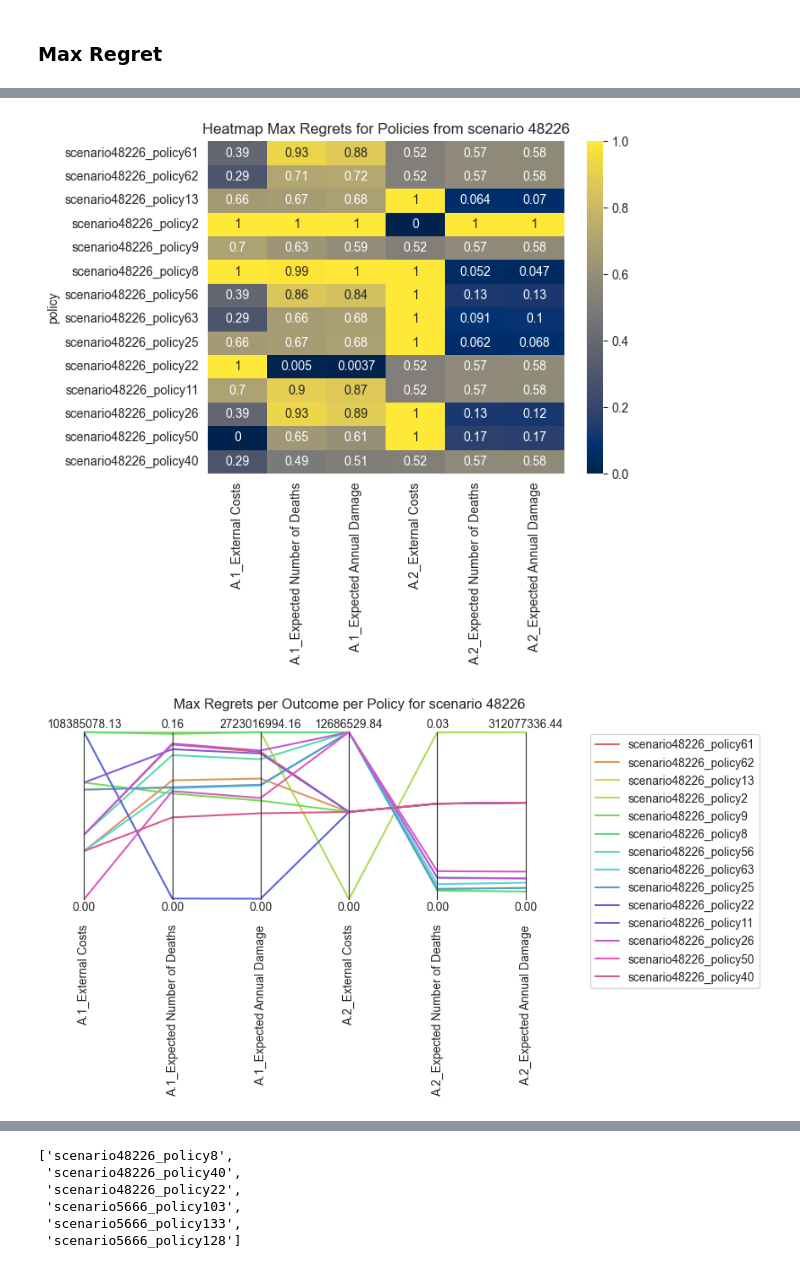
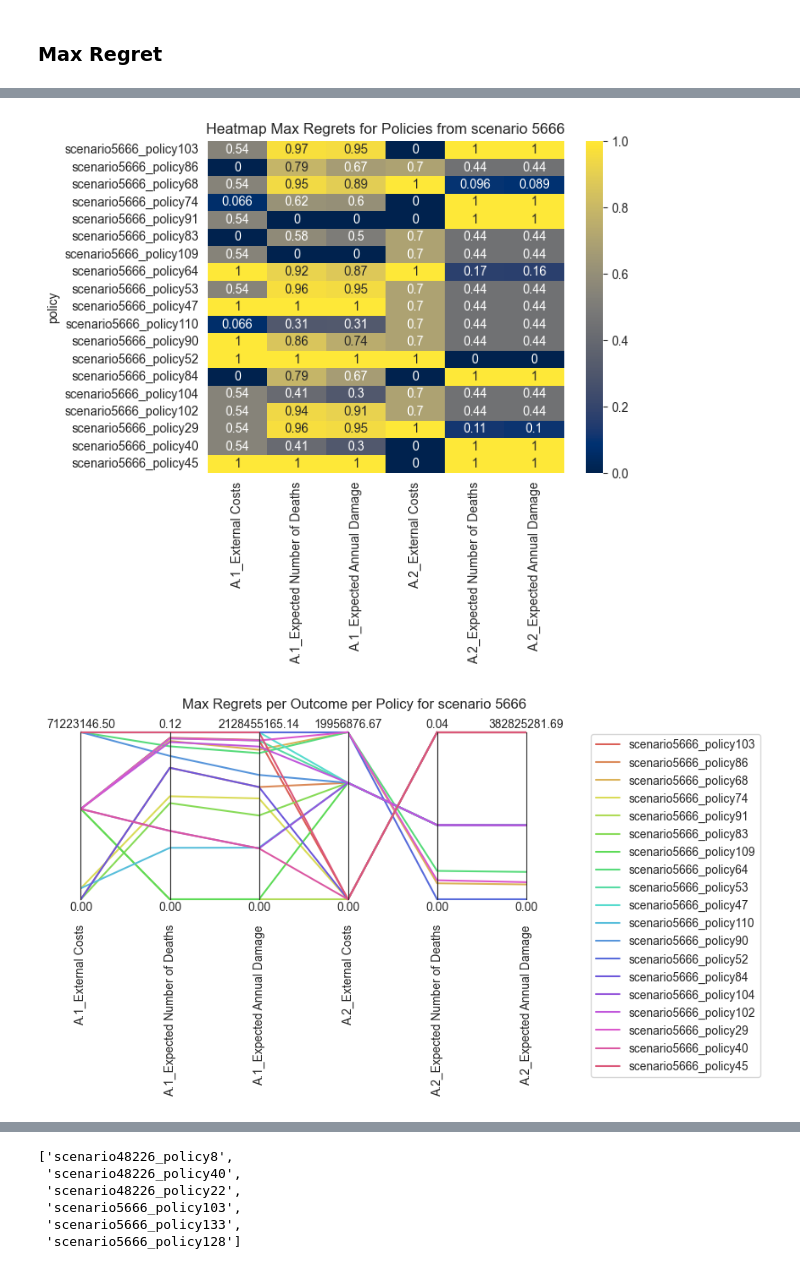
Before and after one commit to pherfkens/PROJECT_MBDM_GROUP1, a Jupyter notebook: final assignment/robustness_testing.ipynb, the cells around one changed output, grey strips where cells are left out. Drawn from its saved outputs; the diff is of its cells as text; code cells hidden in the pictures.

```diff
--- a/final assignment/robustness_testing.ipynb
+++ b/final assignment/robustness_testing.ipynb
@@ -293,6 +287,6 @@ len:  20
 # %%
 # List of all scenario's dataframes, based on the set of unique scenario values defined above
-all_scenario_df = [df_scenario_48226, df_scenario_5666]
+all_scenario_df = [df_scenario_5666] # df_scenario_18563 is only 1 policy, so we exclude it
 
 # Loop over all scenarios df's
 for df_scenario in all_scenario_df:
@@ -331,32 +325,32 @@ for df_scenario in all_scenario_df:
 
     # Save the scenario string for the title
     scenario_string = str(df_scenario['scenario_original'][0])
 
     # Plot the heatmap
     sns.heatmap(normalized_max_regret, cmap='cividis', annot=True)
     plt.title(f'Heatmap Max Regrets for Policies from scenario {scenario_string}')
     # plt.savefig('images/regret_' + scenario_string + '_heatmap.png')
     plt.show()
 
     # Data for the parallel plot (not normalized)
     data = max_regret
 
     # Get the limits for the parallel plot
     limits = parcoords.get_limits(data)
     # Set first row to 0, so we can see the lines better
     limits.loc[0, :] = 0
 
     paraxes = parcoords.ParallelAxes(limits, fontsize=10)
 
     for i, (index, row) in enumerate(data.iterrows()):
         colors = sns.color_palette('hls', data.shape[0])
         temp_df = pd.DataFrame(row).transpose()
         paraxes.plot(temp_df, label=str(index), color=colors[i])
     paraxes.legend()
     plt.title(f'Max Regrets per Outcome per Policy for scenario {scenario_string}', loc='right')
     # plt.savefig('images/max_regret_' + scenario_string + '_parallel_plot.png')
 
     plt.show()
 # %% [output]
-[figure, old version]
+[figure, new version]
-[figure, old version]
+[figure, new version]
```
Also changed, not shown: parts of 14 cells of this notebook, 5 other files.
